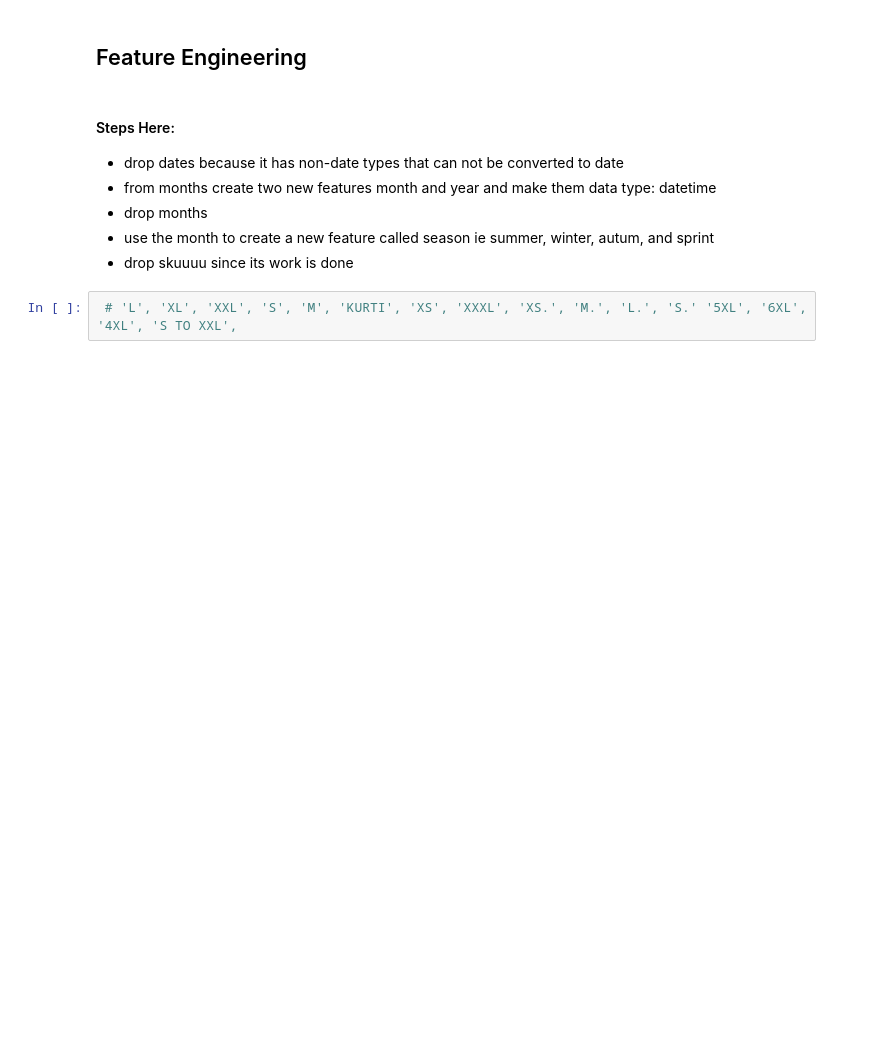
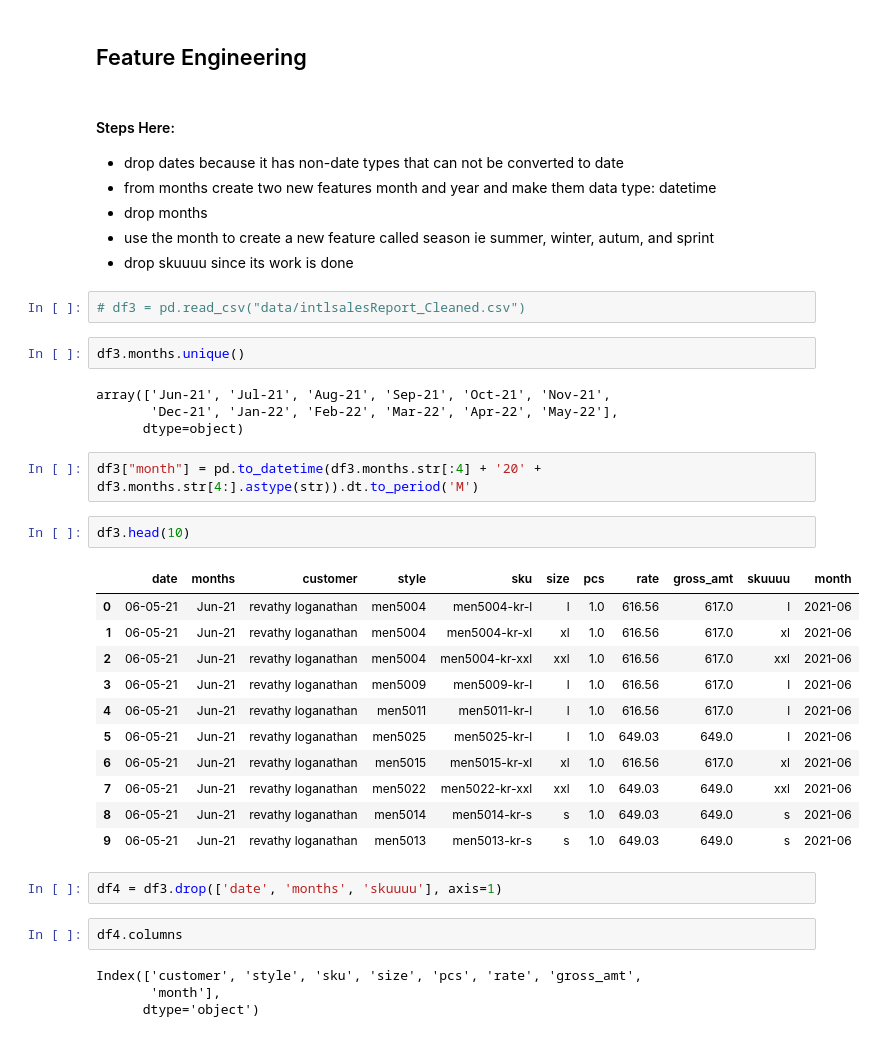
Before and after one commit to basajjabaka/ApparelSales, a Jupyter notebook: ApparelSalesClassification/src/dataCleaning.ipynb, the cells around one changed output. Drawn from its saved outputs; the diff is of its cells as text; blank space fills up the shorter version.

Commit message:
fixed month column and dropped unwanted columns

```diff
--- a/ApparelSalesClassification/src/dataCleaning.ipynb
+++ b/ApparelSalesClassification/src/dataCleaning.ipynb
@@ -667,5 +670,35 @@ replaced all null values in sku with 'style-un-size' format where un stands for
 - drop months
 - use the month to create a new feature called season ie summer, winter, autum, and sprint
 - drop skuuuu since its work is done
-# %%
- # 'L', 'XL', 'XXL', 'S', 'M', 'KURTI', 'XS', 'XXXL', 'XS.', 'M.', 'L.', 'S.' '5XL', '6XL', '4XL', 'S TO XXL',
+# %%
+# df3 = pd.read_csv("data/intlsalesReport_Cleaned.csv")
+# %%
+df3.months.unique()
+# %% [output]
+array(['Jun-21', 'Jul-21', 'Aug-21', 'Sep-21', 'Oct-21', 'Nov-21',
+       'Dec-21', 'Jan-22', 'Feb-22', 'Mar-22', 'Apr-22', 'May-22'],
+      dtype=object)
+# %%
+df3["month"] = pd.to_datetime(df3.months.str[:4] + '20' + df3.months.str[4:].astype(str)).dt.to_period('M')
+# %%
+df3.head(10)
+# %% [output]
+|  | date | months | customer | style | sku | size | pcs | rate | gross_amt | skuuuu | month |
+| 0 | 06-05-21 | Jun-21 | revathy loganathan | men5004 | men5004-kr-l | l | 1.0 | 616.56 | 617.0 | l | 2021-06 |
+| 1 | 06-05-21 | Jun-21 | revathy loganathan | men5004 | men5004-kr-xl | xl | 1.0 | 616.56 | 617.0 | xl | 2021-06 |
+| 2 | 06-05-21 | Jun-21 | revathy loganathan | men5004 | men5004-kr-xxl | xxl | 1.0 | 616.56 | 617.0 | xxl | 2021-06 |
+| 3 | 06-05-21 | Jun-21 | revathy loganathan | men5009 | men5009-kr-l | l | 1.0 | 616.56 | 617.0 | l | 2021-06 |
+| 4 | 06-05-21 | Jun-21 | revathy loganathan | men5011 | men5011-kr-l | l | 1.0 | 616.56 | 617.0 | l | 2021-06 |
+| 5 | 06-05-21 | Jun-21 | revathy loganathan | men5025 | men5025-kr-l | l | 1.0 | 649.03 | 649.0 | l | 2021-06 |
+| 6 | 06-05-21 | Jun-21 | revathy loganathan | men5015 | men5015-kr-xl | xl | 1.0 | 616.56 | 617.0 | xl | 2021-06 |
+| 7 | 06-05-21 | Jun-21 | revathy loganathan | men5022 | men5022-kr-xxl | xxl | 1.0 | 649.03 | 649.0 | xxl | 2021-06 |
+| 8 | 06-05-21 | Jun-21 | revathy loganathan | men5014 | men5014-kr-s | s | 1.0 | 649.03 | 649.0 | s | 2021-06 |
+| 9 | 06-05-21 | Jun-21 | revathy loganathan | men5013 | men5013-kr-s | s | 1.0 | 649.03 | 649.0 | s | 2021-06 |
+# %%
+df4 = df3.drop(['date', 'months', 'skuuuu'], axis=1)
+# %%
+df4.columns
+# %% [output]
+Index(['customer', 'style', 'sku', 'size', 'pcs', 'rate', 'gross_amt',
+       'month'],
+      dtype='object')
```
Also changed, not shown: parts of 3 cells of this notebook, 4 other files.
